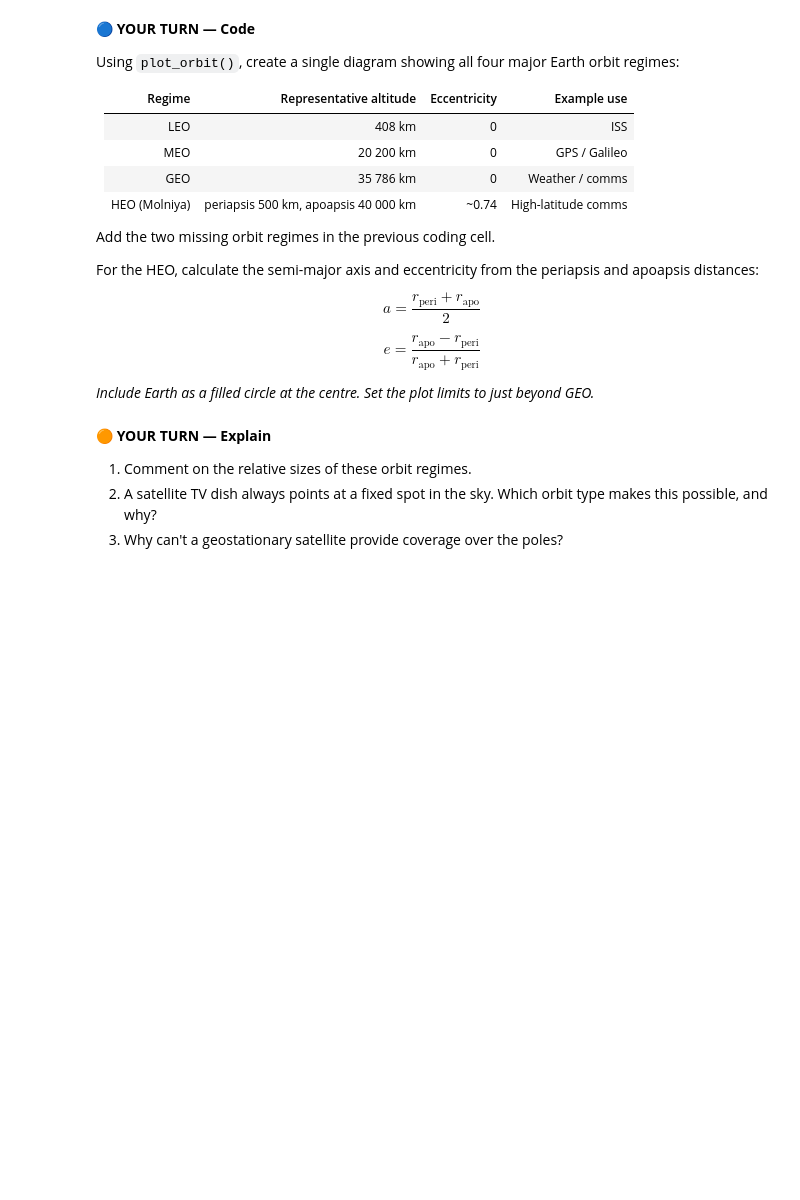
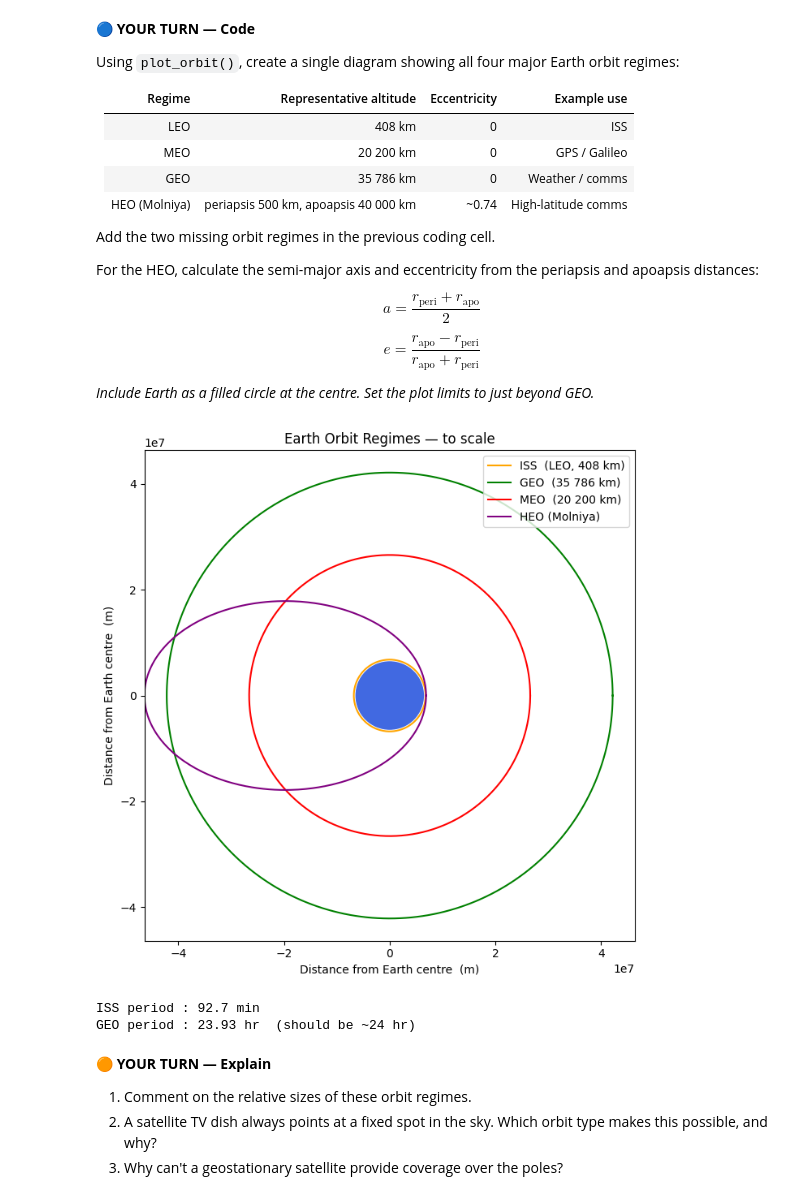
Before and after one commit to eliana-trenerry/NPSC2002-workshops, a Jupyter notebook: Week_02_Orbits_and_Rockets.ipynb, the cells around one changed output. Drawn from its saved outputs; the diff is of its cells as text; code cells hidden in the pictures; blank space fills up the shorter version.

```diff
--- a/Week_02_Orbits_and_Rockets.ipynb
+++ b/Week_02_Orbits_and_Rockets.ipynb
@@ -257,6 +303,74 @@ $$a = \frac{r_{\text{peri}} + r_{\text{apo}}}{2}$$
 $$e = \frac{r_{\text{apo}} - r_{\text{peri}}}{r_{\text{apo}} + r_{\text{peri}}}$$
 
 *Include Earth as a filled circle at the centre. Set the plot limits to just beyond GEO.*
+# %%
+from matplotlib import rc_params_from_file
+def plot_orbit(ax, a_m, ecc=0.0, label='', color=None, lw=1.5, n_points=500):
+    """
+    Draw a Keplerian orbit (in the orbital plane) on a matplotlib Axes.
+
+    This is a 2-D plot — inclination and node angles are ignored, so all
+    orbits appear in the same plane. That is fine for comparing sizes.
+
+    Parameters
+    ----------
+    ax      : matplotlib Axes  (must have equal aspect ratio set)
+    a_m     : float  semi-major axis [m]
+    ecc     : float  eccentricity (0 = circle, 0 < e < 1 = ellipse)
+    label   : str    legend label
+    color   : colour passed to matplotlib
+    lw      : float  line line_width
+    n_points: int    number of points around the orbit
+    """
+    theta = np.linspace(0, 2 * np.pi, n_points)
+    r = a_m * (1 - ecc**2) / (1 + ecc * np.cos(theta))   # polar equation of an ellipse
+    x = r * np.cos(theta)
+    y = r * np.sin(theta)
+    ax.plot(x, y, color=color, lw=lw, label=label)
+
+
+# --- Plot ISS (LEO) and GEO ---
+r_iss = RE_si + 408e3       # ISS orbital radius from Earth's centre [m]
+r_geo = RE_si + 35_786e3    # GEO orbital radius [m]
+r_meo = RE_si + 20_200e3    # MEO orbital radius [m]
+
+# Calculate semi-major axis and eccentricity for HEO
+r_peri_heo = RE_si + 500e3
+r_apo_heo = RE_si + 40_000e3
+a_heo = (r_peri_heo + r_apo_heo) / 2
+ecc_heo = (r_apo_heo - r_peri_heo) / (r_apo_heo + r_peri_heo)
+
+fig, ax = plt.subplots(figsize=(7, 7))
+ax.set_aspect('equal')
+
+# Earth (filled circle at centre)
+earth_patch = plt.Circle((0, 0), RE_si, color='royalblue', zorder=5)
+ax.add_patch(earth_patch)
+
+plot_orbit(ax, r_iss, ecc=0.0, label='ISS  (LEO, 408 km)',  color='orange')
+plot_orbit(ax, r_geo, ecc=0.0, label='GEO  (35 786 km)',    color='green')
+plot_orbit(ax, r_meo, ecc=0.0, label='MEO  (20 200 km)',    color='red')
+plot_orbit(ax, a_heo, ecc=ecc_heo, label='HEO (Molniya)',    color='purple')
+
+lim = r_geo * 1.1
+ax.set_xlim(-lim, lim)
+ax.set_ylim(-lim, lim)
+ax.set_xlabel('Distance from Earth centre  (m)')
+ax.set_ylabel('Distance from Earth centre  (m)')
+ax.set_title('Earth Orbit Regimes — to scale')
+ax.legend(loc='upper right')
+plt.tight_layout()
+plt.show()
+
+# Print periods using Kepler's Third Law
+T_iss = 2 * np.pi * np.sqrt(r_iss**3 / (G_si * ME_si))
+T_geo = 2 * np.pi * np.sqrt(r_geo**3 / (G_si * ME_si))
+print(f"ISS period : {T_iss/60:.1f} min")
+print(f"GEO period : {T_geo/3600:.2f} hr  (should be ~24 hr)")
+# %% [output]
+[figure, added]
+ISS period : 92.7 min
+GEO period : 23.93 hr  (should be ~24 hr)
 # %% [markdown]
 🟠 **YOUR TURN — Explain**
 
```
Also changed, not shown: parts of 8 cells of this notebook.
